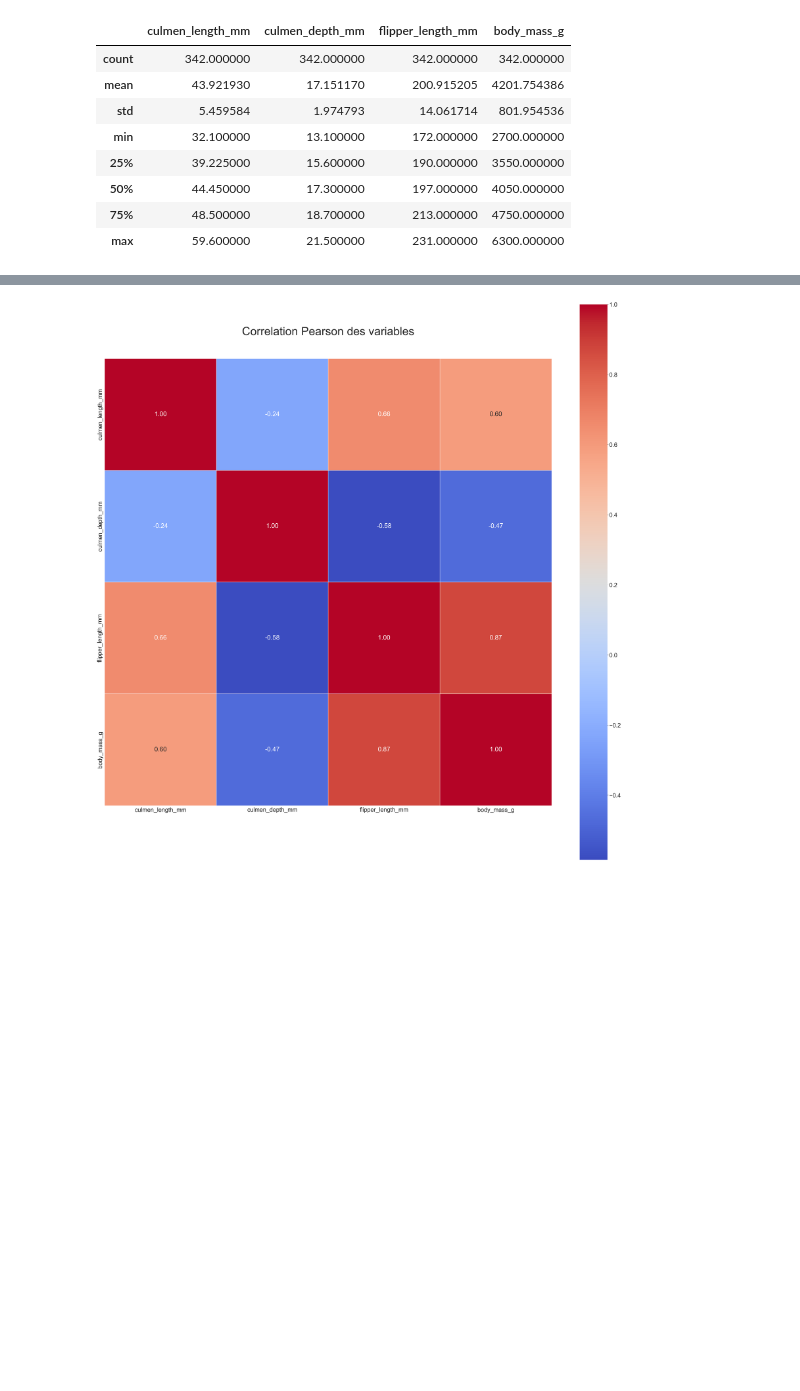
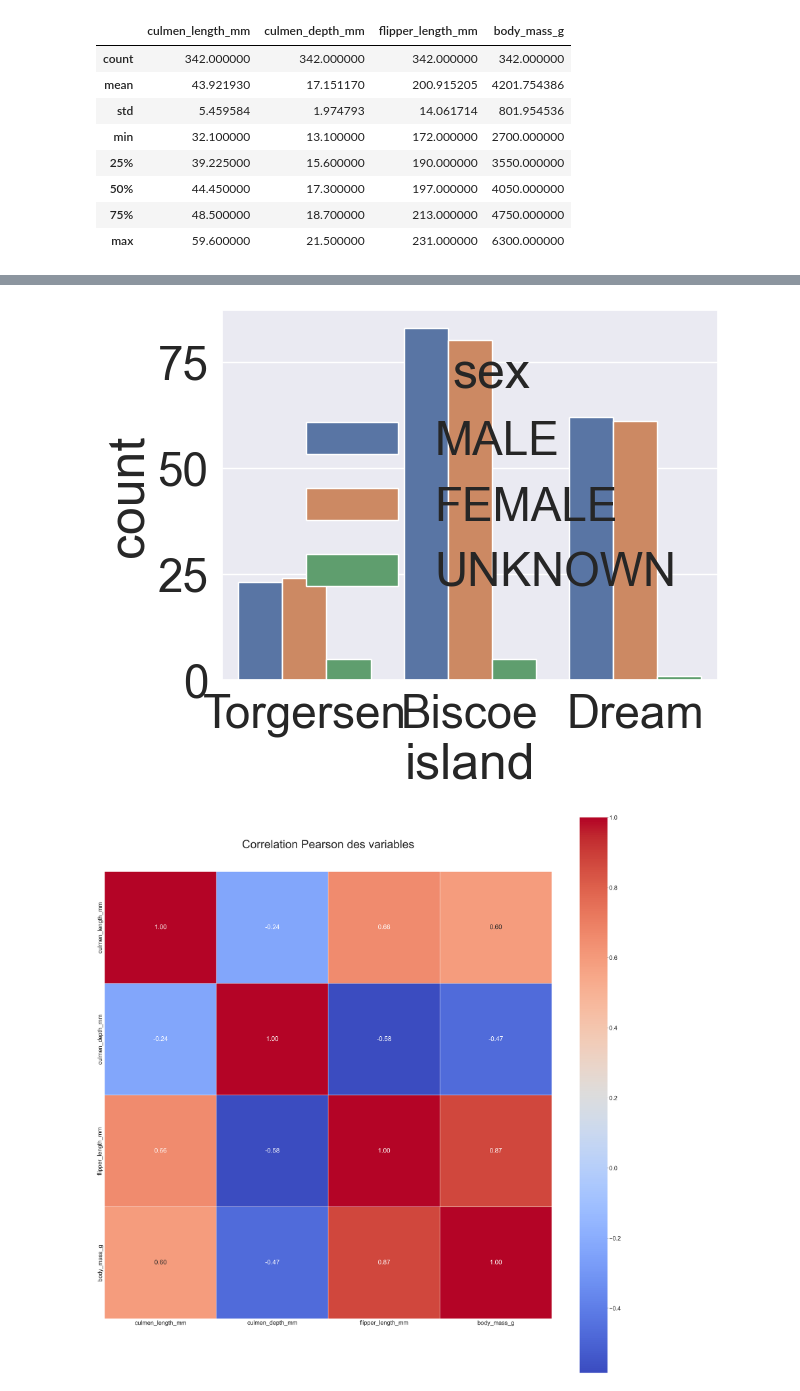
Before and after one commit to Logeodev/Course-MachineLearning, a Jupyter notebook: AnalyseExploratoire/Pinguins--Analyse exploratoire des données copy.ipynb, the cells around one changed output, grey strips where cells are left out. Cells and saved outputs as stored; diff of their text form; code cells hidden in the pictures; blank space fills up the shorter version.

```diff
--- a/AnalyseExploratoire/Pinguins--Analyse exploratoire des données copy.ipynb
+++ b/AnalyseExploratoire/Pinguins--Analyse exploratoire des données copy.ipynb
@@ -138,3 +140,8 @@ ax.set_title("Iles des pinguins",fontdict=dict(color="#030aa7", size=56));
+# %%
+sns.countplot(donnees, x='island', hue='sex')
+plt.show()
+# %% [output]
+[figure, added]
 # %%
 plt.figure(figsize=(56,56))
 sns.set(font_scale=3)
```
Also changed, not shown: parts of 6 cells of this notebook.
